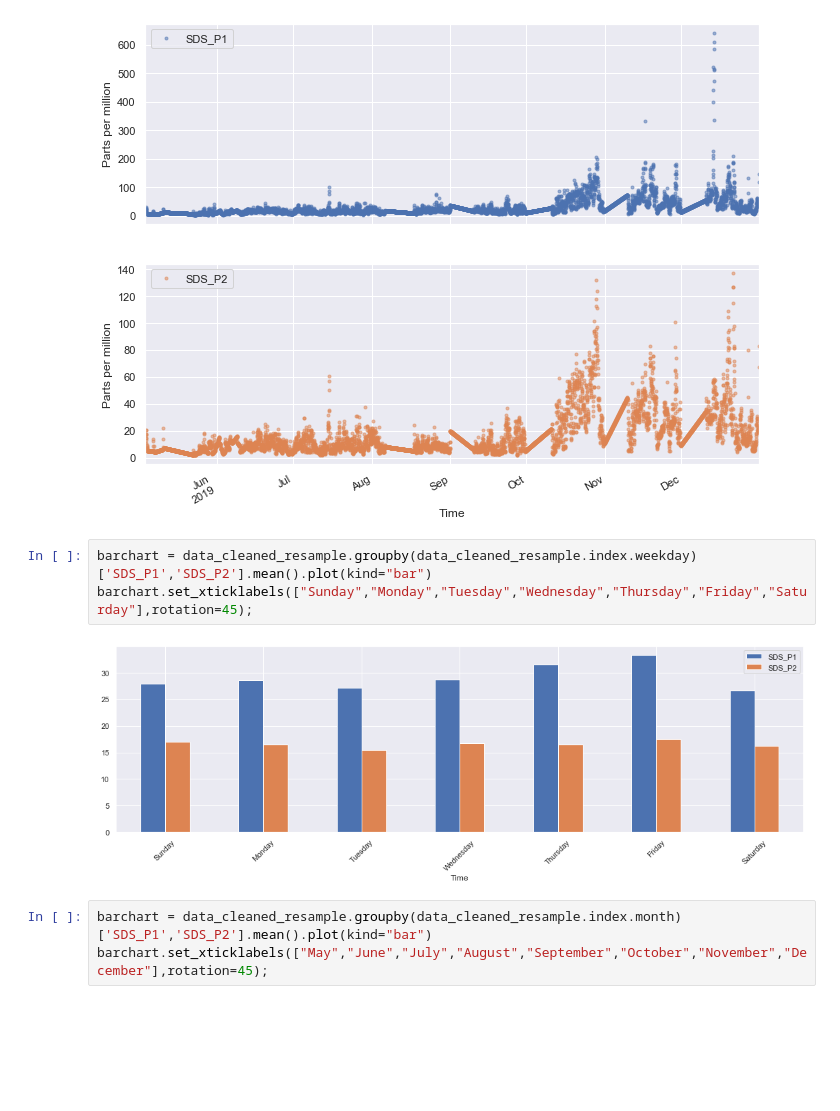
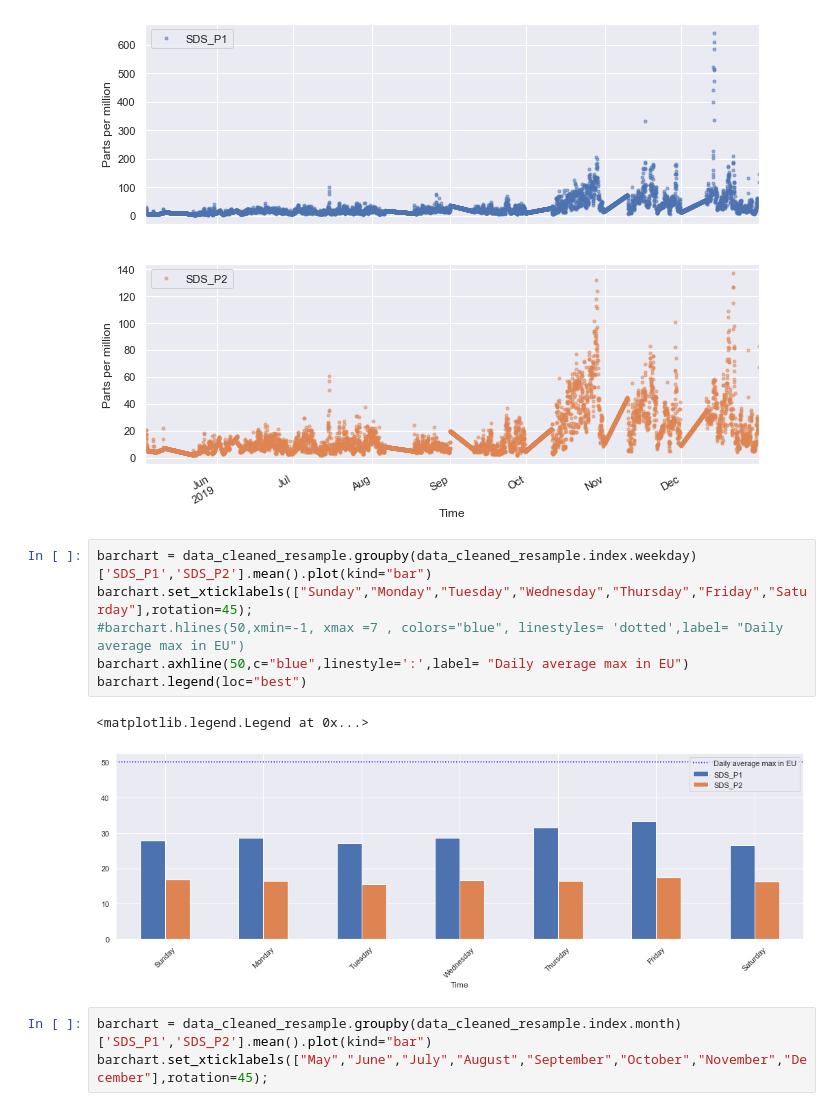
Before and after one commit to vlad-e/Bucharest-Air-Quality, a Jupyter notebook: analysis.ipynb, the cells around one changed output. Drawn from its saved outputs; the diff is of its cells as text; blank space fills up the shorter version.

```diff
--- a/analysis.ipynb
+++ b/analysis.ipynb
@@ -348,8 +368,12 @@ for ax in axes:
 # %%
 barchart = data_cleaned_resample.groupby(data_cleaned_resample.index.weekday)['SDS_P1','SDS_P2'].mean().plot(kind="bar")
 barchart.set_xticklabels(["Sunday","Monday","Tuesday","Wednesday","Thursday","Friday","Saturday"],rotation=45);
+#barchart.hlines(50,xmin=-1, xmax =7 , colors="blue", linestyles= 'dotted',label= "Daily average max in EU")
+barchart.axhline(50,c="blue",linestyle=':',label= "Daily average max in EU")
+barchart.legend(loc="best")
 # %% [output]
+<matplotlib.legend.Legend at 0x...>
-[figure, old version]
+[figure, new version]
 # %%
 barchart = data_cleaned_resample.groupby(data_cleaned_resample.index.month)['SDS_P1','SDS_P2'].mean().plot(kind="bar")
 barchart.set_xticklabels(["May","June","July","August","September","October","November","December"],rotation=45);
```
Also changed, not shown: parts of 25 cells of this notebook.
